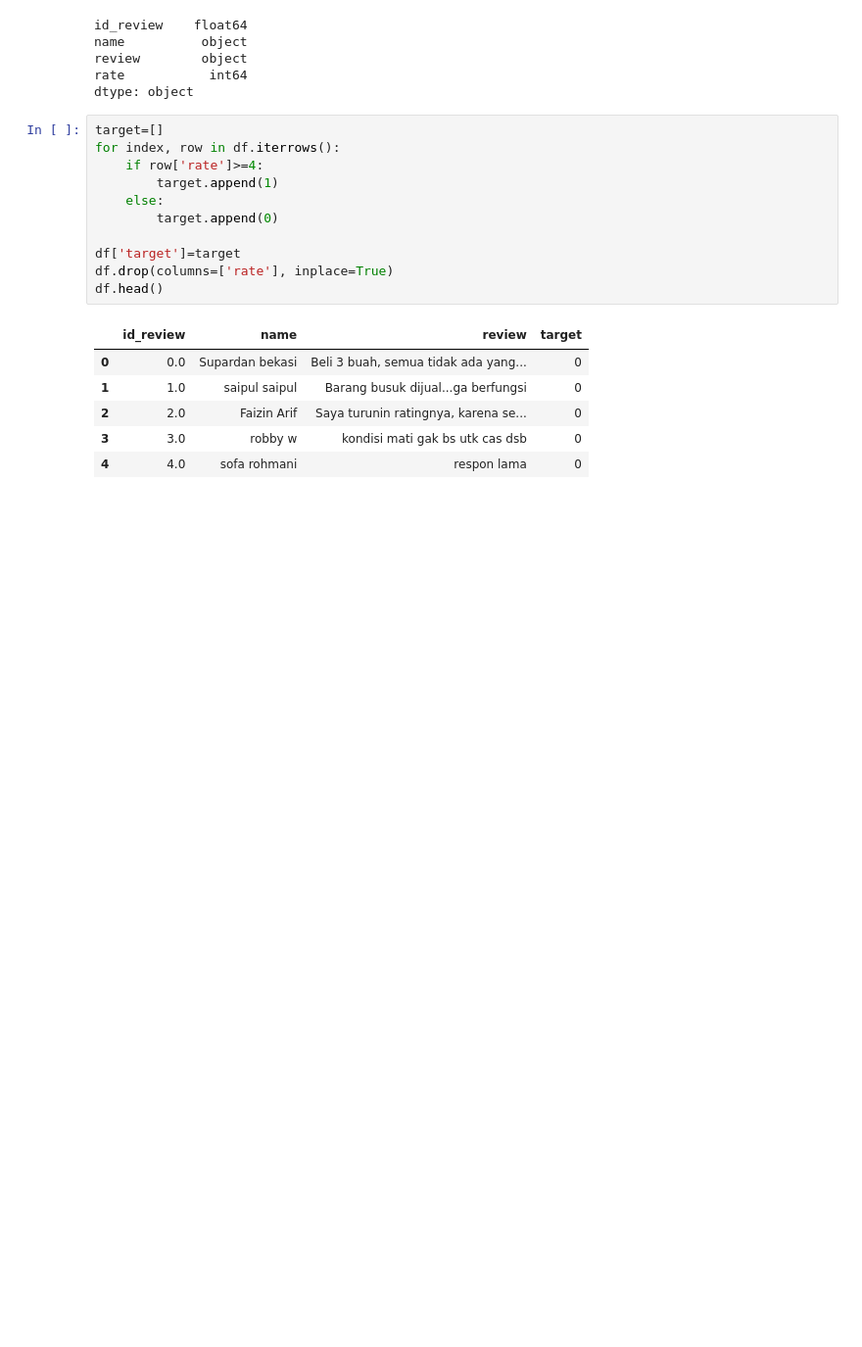
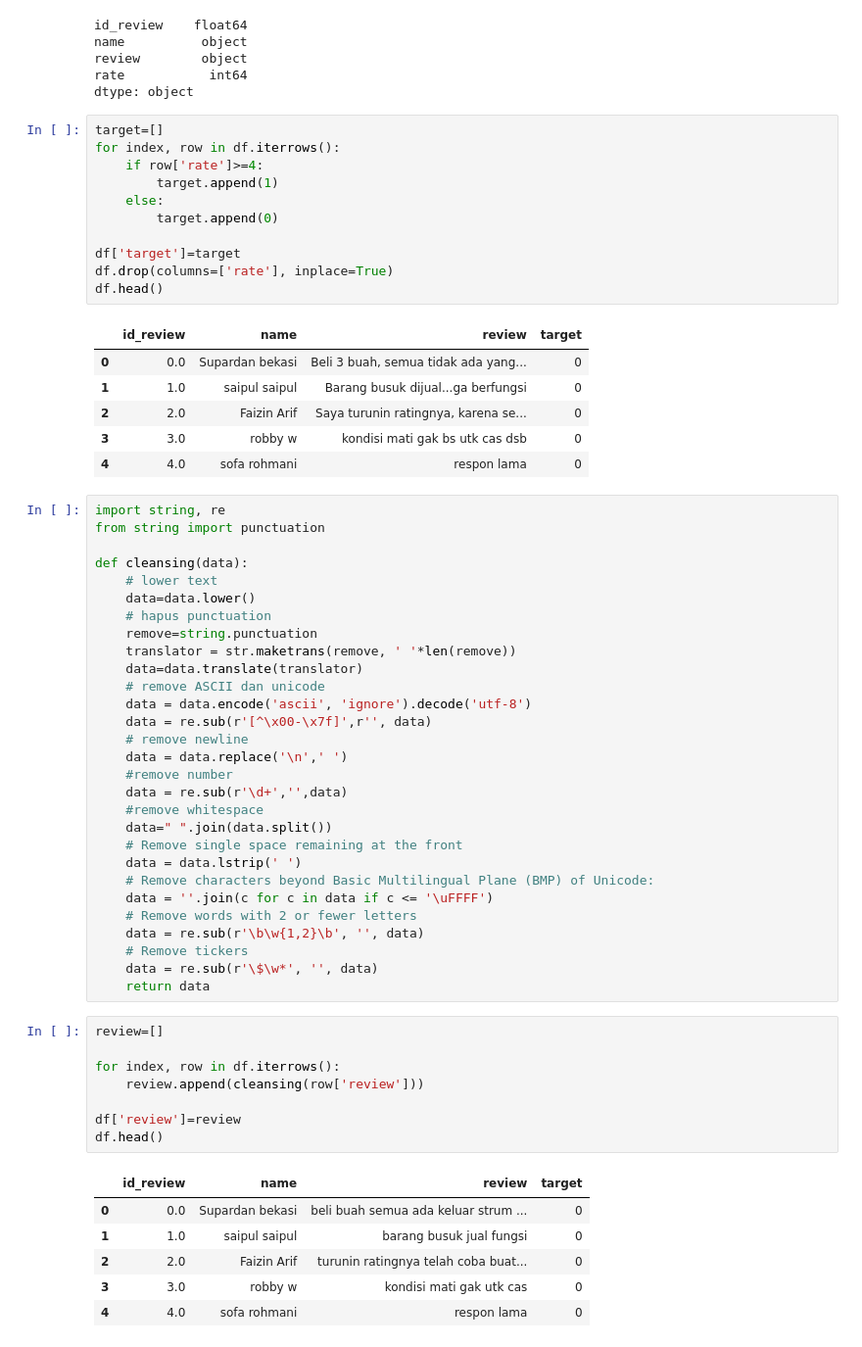
Before and after one commit to anisaiue/Data-Product_Final-Task-Bootcamp-QTI, a Jupyter notebook: Sentimen Analysis.ipynb, the cells around one changed output. Shown at 98% size. Cells and saved outputs as stored; diff of their text form; blank space fills up the shorter version.

```diff
--- a/Sentimen Analysis.ipynb
+++ b/Sentimen Analysis.ipynb
@@ -52,3 +52,47 @@ df.head()
 | 2 | 2.0 | Faizin Arif | Saya turunin ratingnya, karena se... | 0 |
 | 3 | 3.0 | robby w | kondisi mati gak bs utk cas dsb | 0 |
 | 4 | 4.0 | sofa rohmani | respon lama | 0 |
+# %%
+import string, re
+from string import punctuation
+
+def cleansing(data):
+    # lower text
+    data=data.lower()
+    # hapus punctuation
+    remove=string.punctuation
+    translator = str.maketrans(remove, ' '*len(remove))
+    data=data.translate(translator)
+    # remove ASCII dan unicode
+    data = data.encode('ascii', 'ignore').decode('utf-8')
+    data = re.sub(r'[^\x00-\x7f]',r'', data)
+    # remove newline
+    data = data.replace('\n',' ')
+    #remove number
+    data = re.sub(r'\d+','',data)
+    #remove whitespace
+    data=" ".join(data.split())
+    # Remove single space remaining at the front
+    data = data.lstrip(' ')
+    # Remove characters beyond Basic Multilingual Plane (BMP) of Unicode:
+    data = ''.join(c for c in data if c <= '\uFFFF')
+    # Remove words with 2 or fewer letters
+    data = re.sub(r'\b\w{1,2}\b', '', data)
+    # Remove tickers
+    data = re.sub(r'\$\w*', '', data)
+    return data
+# %%
+review=[]
+
+for index, row in df.iterrows():
+    review.append(cleansing(row['review']))
+
+df['review']=review
+df.head()
+# %% [output]
+|  | id_review | name | review | target |
+| 0 | 0.0 | Supardan bekasi | beli buah semua ada keluar strum ... | 0 |
+| 1 | 1.0 | saipul saipul | barang busuk jual fungsi | 0 |
+| 2 | 2.0 | Faizin Arif | turunin ratingnya telah coba buat... | 0 |
+| 3 | 3.0 | robby w | kondisi mati gak utk cas | 0 |
+| 4 | 4.0 | sofa rohmani | respon lama | 0 |
```
Also changed, not shown: parts of 12 cells of this notebook.
